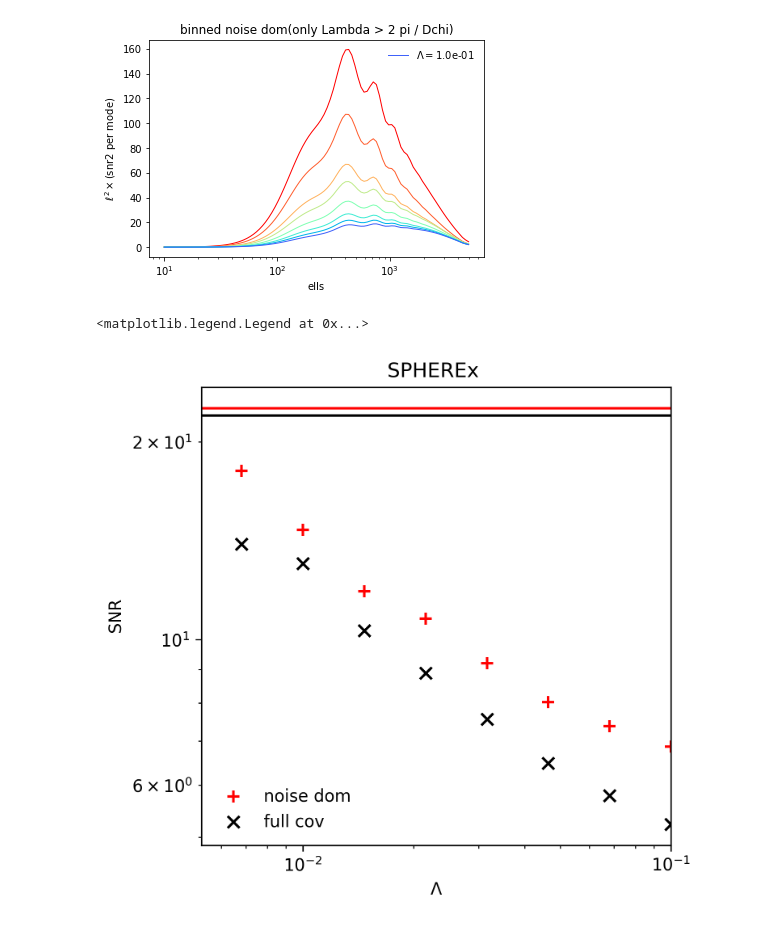
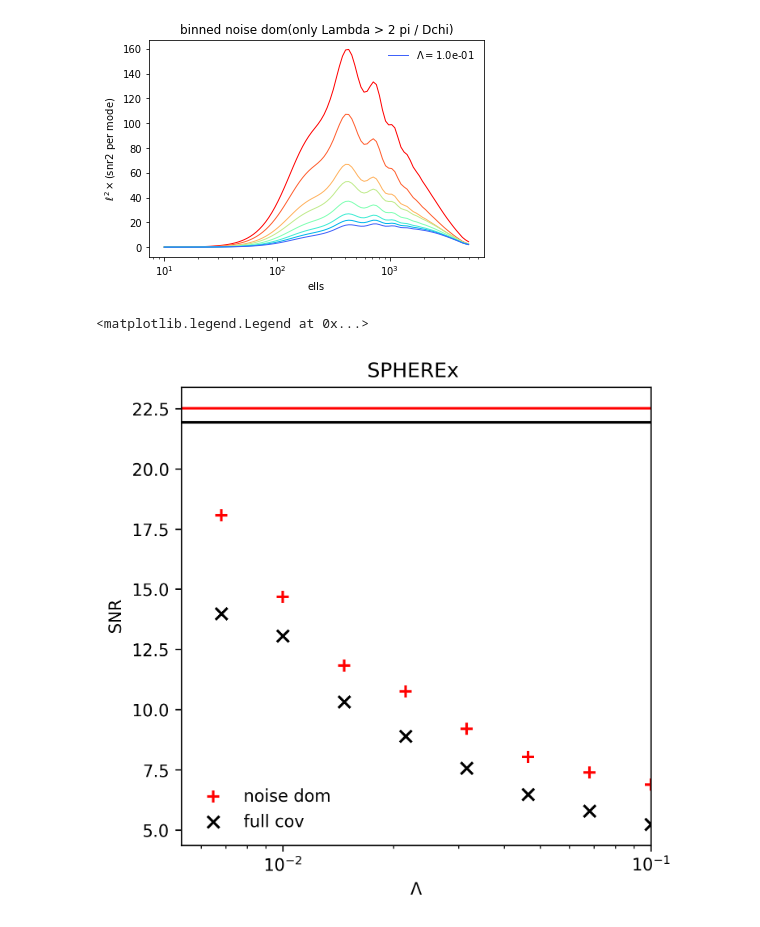
Before and after one commit to DelonShen/LIMxCMBL, a Jupyter notebook: 011.002.2025-03-14.SPHEREx-snr.ipynb, the cells around one changed output. Drawn from its saved outputs; the diff is of its cells as text; code cells hidden in the pictures.

```diff
--- a/011.002.2025-03-14.SPHEREx-snr.ipynb
+++ b/011.002.2025-03-14.SPHEREx-snr.ipynb
@@ -297,32 +297,32 @@ plt.scatter(_Lambdas[_idxs], np.sqrt(SNR2_per_Omega_noise_dom[_idxs] * Omega_fie
             marker='+',s=50,
         label='noise dom')
 
 plt.scatter(_Lambdas[_idxs], np.sqrt(SNR2_per_Omega_full[_idxs] * Omega_field),
          c='k',
             marker='x', s=50,
         label='full cov')
 
 plt.axhline(np.sqrt(SNR2_per_Omega_full[0] * Omega_field), c='k')
 plt.axhline(np.sqrt(SNR2_per_Omega_noise_dom[0] * Omega_field), c='r')
 
 # Omega_halfsky = 20000 * (np.pi/180)**2 #rad^2
 # plt.scatter(_Lambdas[_idxs], np.sqrt(SNR2_per_Omega_full[_idxs] * Omega_halfsky),
 #          c='lightgrey',
 #             marker='x', s=50,
 #         label='full cov + half sky')
 
 
 fundamental = 2*np.pi/(chimax - chimin)
 # plt.axvline(fundamental, c='lightgrey')
 # plt.xscale('symlog', linthresh = 5 * fundamental)
 plt.xscale('log')
-plt.yscale('log')
+# plt.yscale('log')
 plt.xlim(fundamental, 1e-1)
 
 plt.xlabel(r'$\Lambda$')
 plt.ylabel(r'${\sf SNR}$')
 plt.title('SPHEREx ')
 plt.legend(frameon=False)
 # %% [output]
 <matplotlib.legend.Legend at 0x...>
-[figure, old version]
+[figure, new version]
```
Also changed, not shown: 13 other files.
